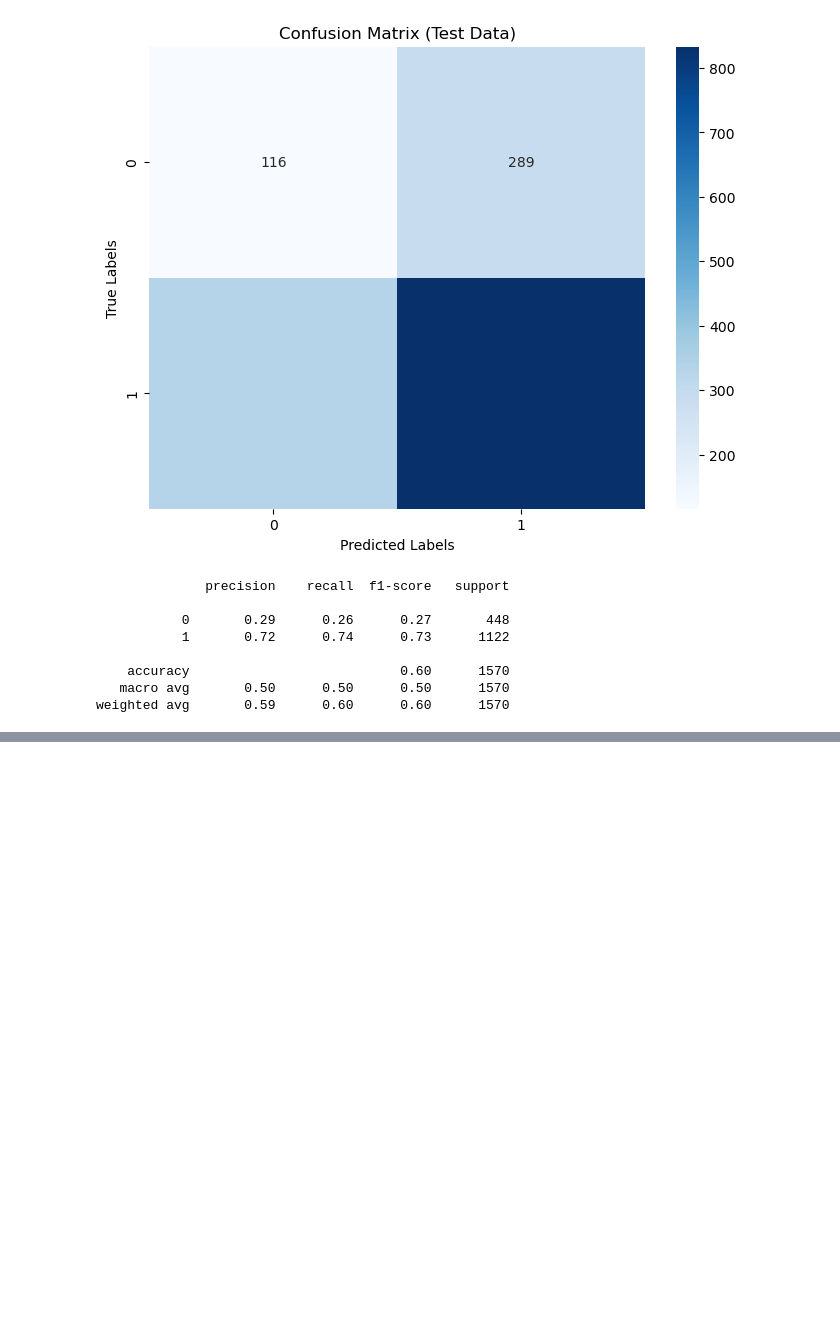
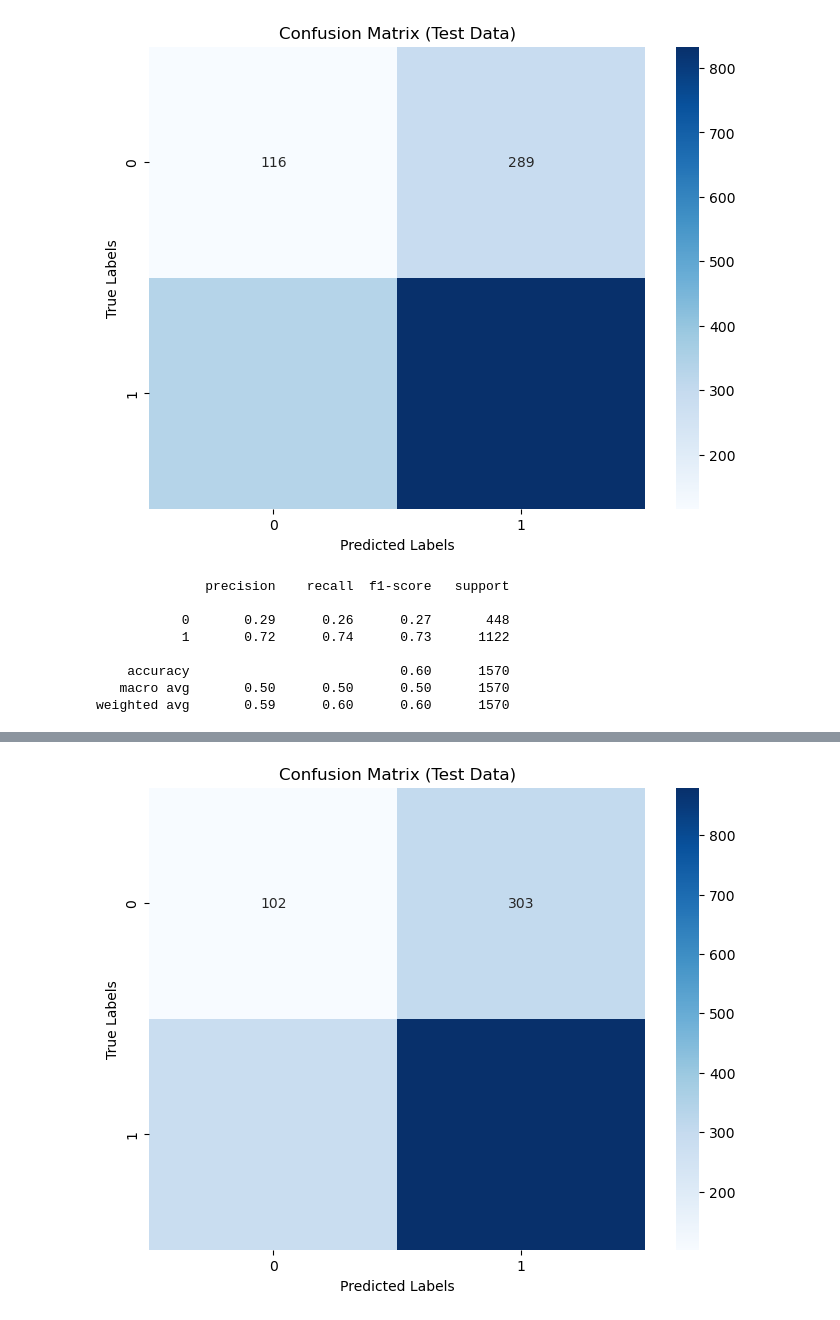
Before and after one commit to Iwaniukooo11/deep-learning_x-ray-images-pneumonia, a Jupyter notebook: model/deep_learning/main.ipynb, the cells around one changed output, grey strips where cells are left out. Drawn from its saved outputs; the diff is of its cells as text; code cells hidden in the pictures; blank space fills up the shorter version.

```diff
--- a/model/deep_learning/main.ipynb
+++ b/model/deep_learning/main.ipynb
@@ -477,0 +329,26 @@ weighted avg       0.59      0.60      0.60      1570
+# %%
+model = Sequential([
+    Conv2D(filters=64, kernel_size=(3,3), padding='same', activation='relu', input_shape=image_shape),
+    BatchNormalization(),
+    MaxPooling2D((2,2)),
+
+    Conv2D(filters=128, kernel_size=(3,3), padding='same', activation='relu'),
+    BatchNormalization(),
+    MaxPooling2D((2,2)),
+
+    Conv2D(filters=256, kernel_size=(3,3), padding='same', activation='relu'),
+    BatchNormalization(),
+    MaxPooling2D((2,2)),
+
+    Conv2D(filters=512, kernel_size=(3,3), padding='same', activation='relu'),
+    BatchNormalization(),
+    MaxPooling2D((2,2)),
+
+    Flatten(),
+    Dropout(0.3),
+    Dense(256,
+          activation='relu'),
+    Dropout(0.3),
+    Dense(2,
+          activation='softmax')
+])
@@ -477,0 +450,4 @@ weighted avg       0.59      0.60      0.60      1570
+# %%
+generate_confusion_matrix(y_test, pred, 'Test')
+# %% [output]
+[figure, added]
```
Also changed, not shown: parts of 29 cells of this notebook, 2 other files.
